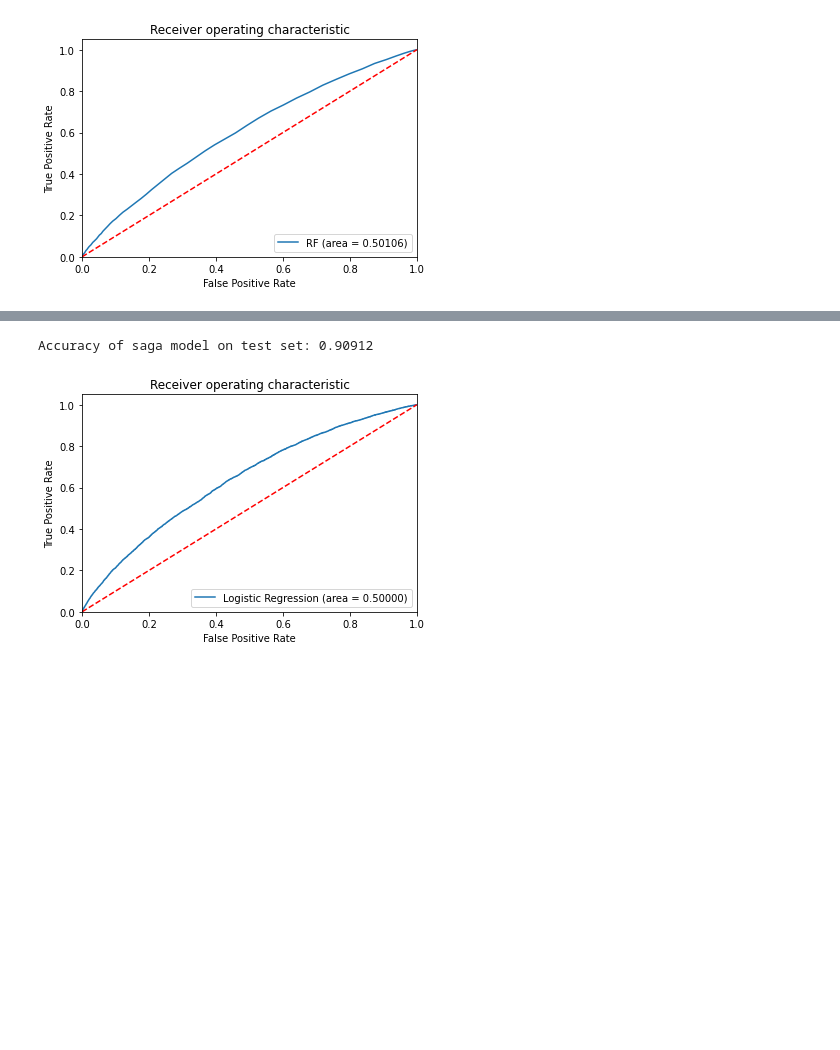
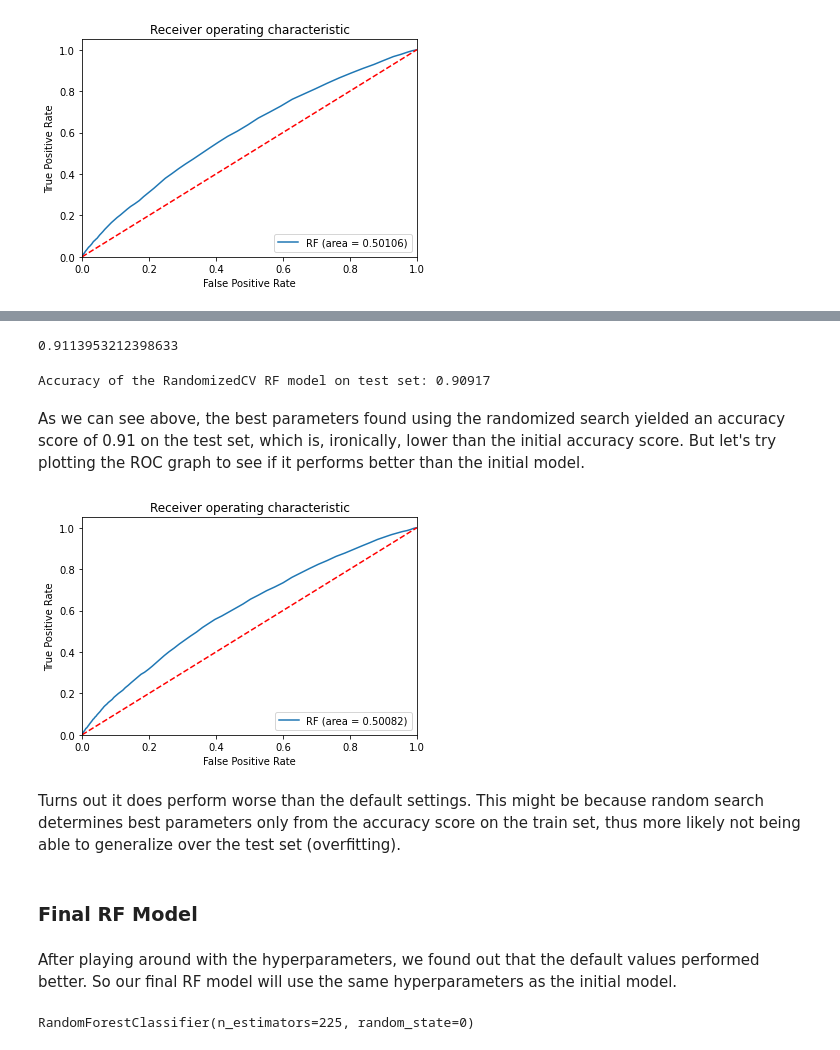
Before and after one commit to RunningPie/rakamin-vix-hci-722, a Jupyter notebook: Proyek Akhir/Complete Notebook.ipynb, the cells around one changed output, grey strips where cells are left out. Saved outputs shown, nothing was run; the diff lists cells and outputs as text; code cells hidden in the pictures; blank space fills up the shorter version.

Commit message:
Add files via upload
updated the complete notebook.
added the supporting image files for the model ROC graphs.
added the prediction result of the model

```diff
--- a/Proyek Akhir/Complete Notebook.ipynb
+++ b/Proyek Akhir/Complete Notebook.ipynb
@@ -1051,7 +1055,7 @@ plt.show()
 # %% [markdown]
 From the graphs above we can see that the optimal value of N is around 200. Where after that, the accuracy and error seems to flat out. So let's build our random forest model with that value.
 # %%
-N_val = 200
+N_val = 225
 
 RF_model = RandomForestClassifier(n_estimators=N_val, random_state=0)
 RF_model.fit(X_train, y_train)
@@ -1088,6 +1085,0 @@ Considering that our dataset has quite a large number of data (229430 rows × 24
-# %%
-saga_model = LogisticRegression(solver="saga", penalty="elasticnet",
-                                random_state=0, l1_ratio=0.1)
-saga_model.fit(X_train, y_train)
-
-y_pred = saga_model.predict(X_test)
@@ -1093,0 +1092,22 @@ y_pred = saga_model.predict(X_test)
+# %%
+from sklearn.model_selection import RandomizedSearchCV
+
+# Create a search grid of parameters that will be shuffled through
+
+param_dist = {
+'n_estimators': [125, 225, 325],
+'criterion': ['gini', 'entropy', 'log_loss'],
+'min_samples_split': [2, 4, 6],
+'min_samples_leaf': [1, 2, 3],
+'max_features': ['sqrt', 'log2', 'auto'],
+'n_jobs': [3],
+'random_state': [0]
+}
+
+# Using RandomizedSearchCV and searching for best hyperparameters
+new_RF = RandomForestClassifier()
+
+RCV_new_RF = RandomizedSearchCV(estimator= new_RF, param_distributions=param_dist,
+                         cv=3, verbose=2, n_jobs=3, n_iter=30, random_state=0)
+
+rand_res = RCV_new_RF.fit(X_train, y_train)
@@ -1094,20 +1126,39 @@ y_pred = saga_model.predict(X_test)
+# %%
+rand_res.best_score_
+# %% [output]
+0.9113953212398633
 # %%
-print('Accuracy of saga model on test set: {:.5f}'.format(saga_model.score(X_test, y_test)))
+print('Accuracy of the RandomizedCV RF model on test set: {:.5f}'.format(rand_res.score(X_test, y_test)))
 # %% [output]
-Accuracy of saga model on test set: 0.90912
+Accuracy of the RandomizedCV RF model on test set: 0.90917
+# %% [markdown]
+As we can see above, the best parameters found using the randomized search yielded an accuracy score of 0.91 on the test set, which is, ironically, lower than the initial accuracy score. But let's try plotting the ROC graph to see if it performs better than the initial model.
 # %%
-saga_logit_roc_auc = roc_auc_score(y_test, saga_model.predict(X_test))
-saga_fpr, saga_tpr, saga_thresholds = roc_curve(y_test, saga_model.predict_proba(X_test)[:,1])
+Rand_res_roc_auc = roc_auc_score(y_test, rand_res.predict(X_test))
+RF_fpr, RF_tpr, RF_thresholds = roc_curve(y_test, rand_res.predict_proba(X_test)[:,1])
 plt.figure()
-plt.plot(saga_fpr, saga_tpr, label='Logistic Regression (area = %0.5f)' % saga_logit_roc_auc)
+plt.plot(RF_fpr, RF_tpr, label='RF (area = %0.5f)' % Rand_res_roc_auc)
 plt.plot([0, 1], [0, 1],'r--')
 plt.xlim([0.0, 1.0])
 plt.ylim([0.0, 1.05])
 plt.xlabel('False Positive Rate')
 plt.ylabel('True Positive Rate')
 plt.title('Receiver operating characteristic')
 plt.legend(loc="lower right")
-plt.savefig('Saga_ROC')
+plt.savefig('Rand_res_ROC')
 plt.show()
 # %% [output]
-[figure, old version]
+[figure, new version]
+# %% [markdown]
+Turns out it does perform worse than the default settings. This might be because random search determines best parameters only from the accuracy score on the train set, thus more likely not being able to generalize over the test set (overfitting).
+# %% [markdown]
+### Final RF Model
+# %% [markdown]
+After playing around with the hyperparameters, we found out that the default values performed better. So our final RF model will use the same hyperparameters as the initial model.
+# %%
+final_n = 225
+
+RF_final = RandomForestClassifier(n_estimators=final_n, random_state=0)
+RF_final.fit(X_train, y_train)
+# %% [output]
+RandomForestClassifier(n_estimators=225, random_state=0)
```
Also changed, not shown: parts of 23 cells of this notebook, 7 other files.
